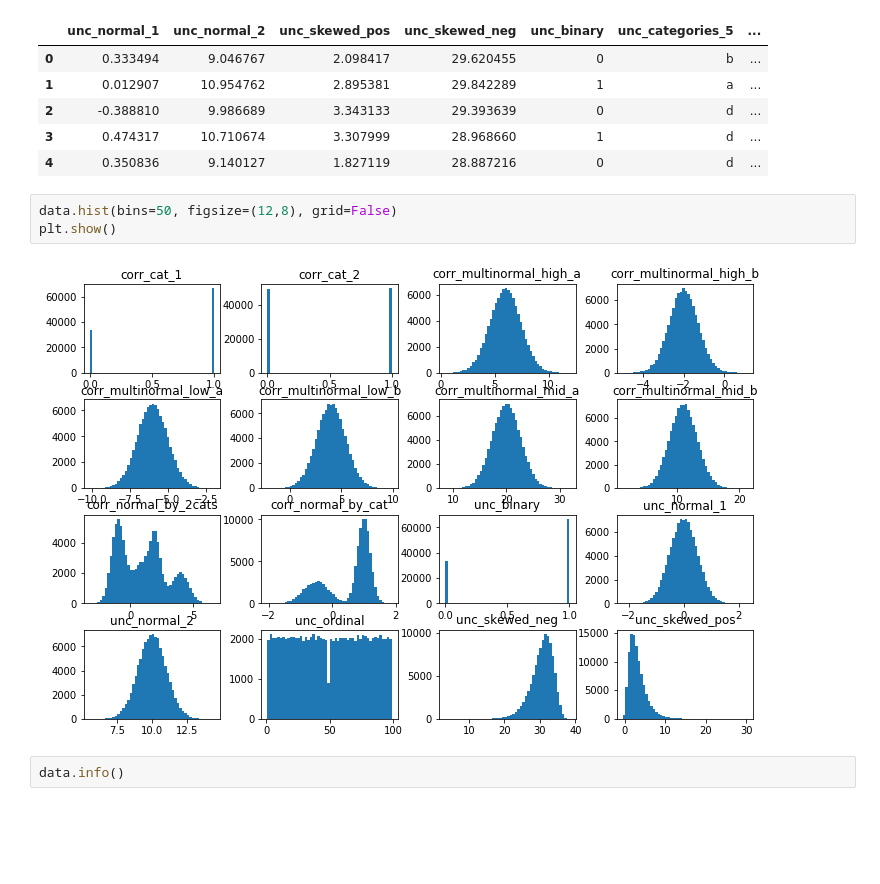
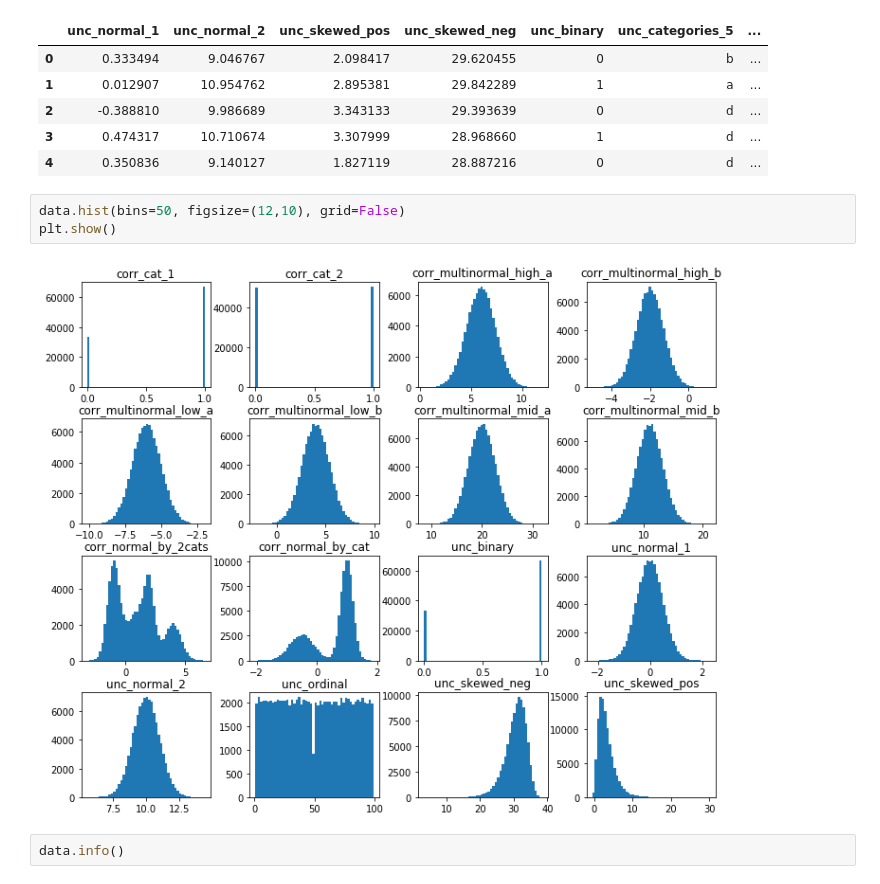
Before and after one commit to lucabasa/ML-algorithms-and-experiments, a Jupyter notebook: 01 - data_generation.ipynb, the cells around one changed output. Cells and saved outputs as stored; diff of their text form; blank space fills up the shorter version.

```diff
--- a/01 - data_generation.ipynb
+++ b/01 - data_generation.ipynb
@@ -107,10 +109,10 @@ data.head()
 | 3 | 0.474317 | 10.710674 | 3.307999 | 28.968660 | 1 | d | ... |
 | 4 | 0.350836 | 9.140127 | 1.827119 | 28.887216 | 0 | d | ... |
 # %%
-data.hist(bins=50, figsize=(12,8), grid=False)
+data.hist(bins=50, figsize=(12,10), grid=False)
 plt.show()
 # %% [output]
-[figure, old version]
+[figure, new version]
 # %%
 data.info()
 # %% [output]
```
Also changed, not shown: parts of 9 cells of this notebook, 2 other files.
